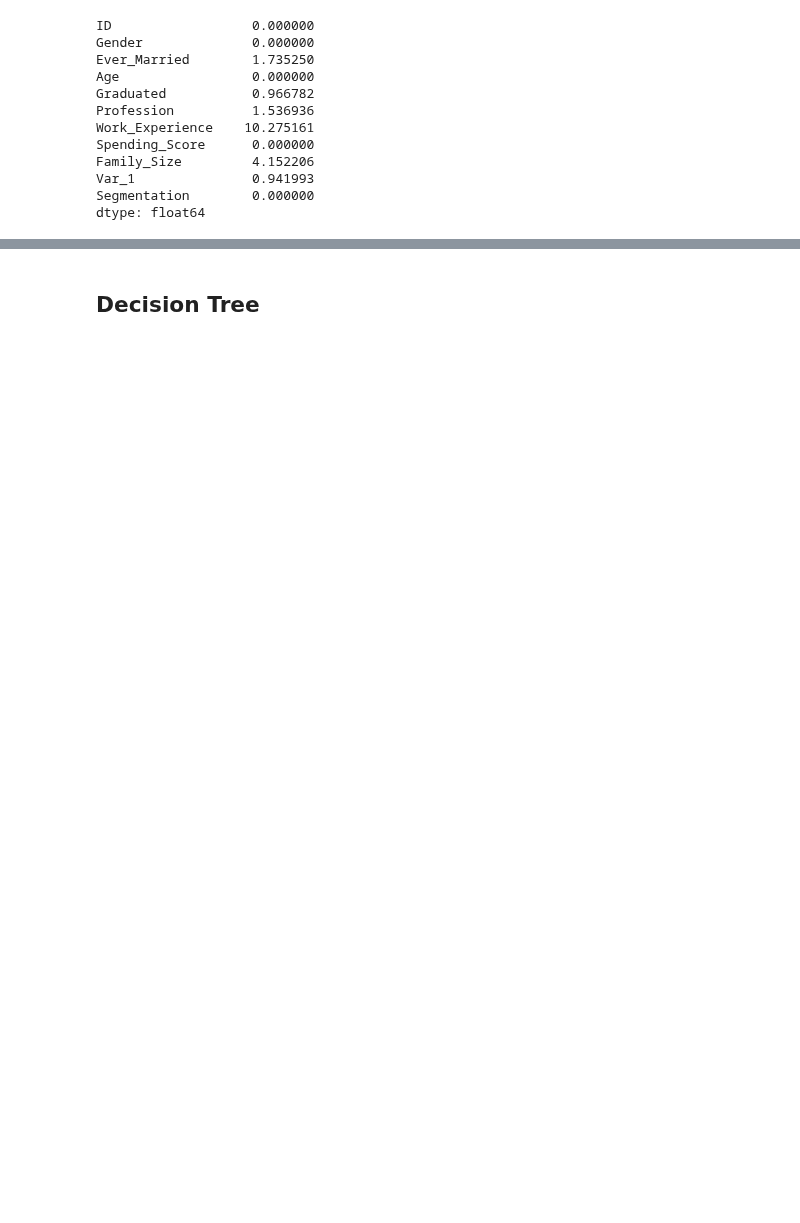
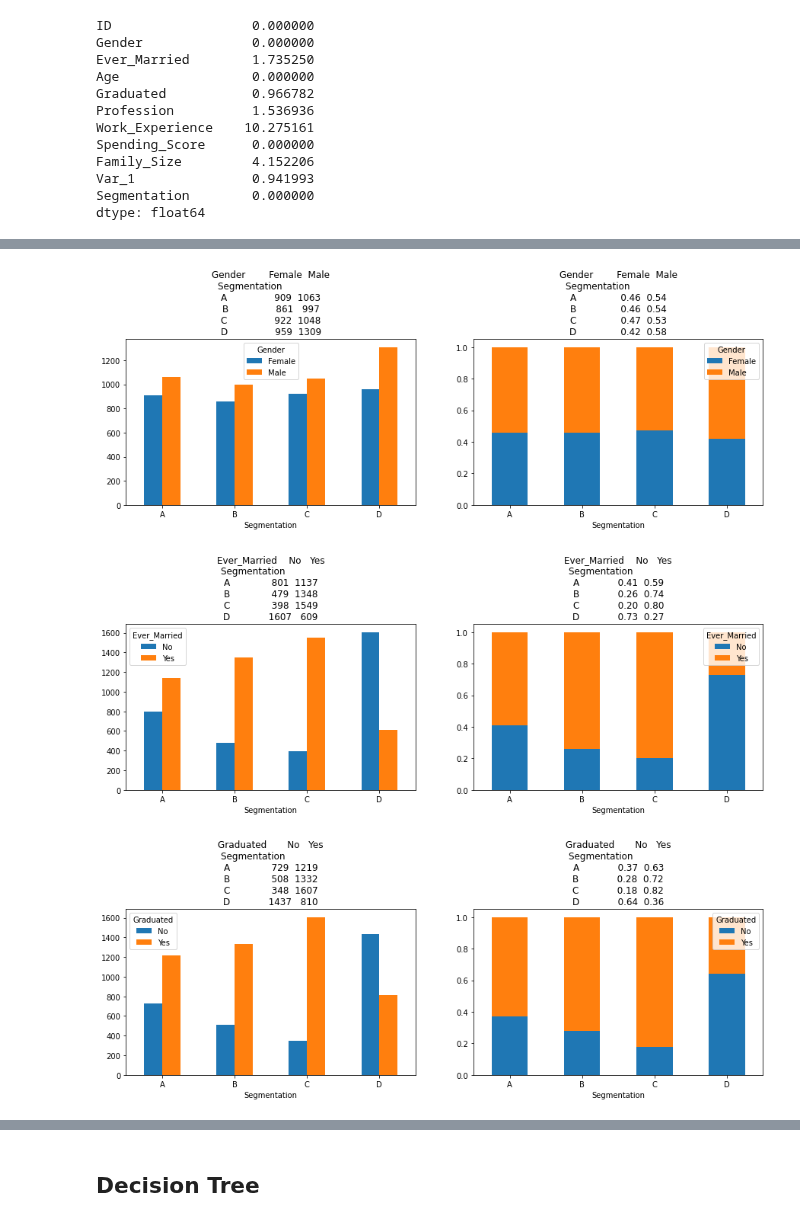
Before and after one commit to 9ooDa/3002_project, a Jupyter notebook: customer_segmentation.ipynb, the cells around one changed output, grey strips where cells are left out. Saved outputs shown, nothing was run; the diff lists cells and outputs as text; code cells hidden in the pictures; blank space fills up the shorter version.

```diff
--- a/customer_segmentation.ipynb
+++ b/customer_segmentation.ipynb
@@ -62,3 +51,75 @@ Column Var_1 unique values ['Cat_4' 'Cat_6' 'Cat_7' 'Cat_3' 'Cat_1' 'Cat_2' nan
+# %%
+'''
+Segmentation & Gender
+'''
+# Counting graduate and non-graduate in each segment
+ax1 = df.groupby(["Segmentation"])["Gender"].value_counts().unstack().round(3)
+
+# Percentage of graduate and non-graduate in each segment
+ax2 = df.pivot_table(columns='Gender',index='Segmentation',values='ID',aggfunc='count')
+ax2 = ax2.div(ax2.sum(axis=1), axis = 0).round(2)
+
+#count plot
+fig, ax = plt.subplots(1,2)
+ax1.plot(kind="bar",ax = ax[0],figsize = (15,4))
+ax[0].set_xticklabels(labels = ['A','B','C','D'],rotation = 0)
+ax[0].set_title(str(ax1))
+
+#stacked bars
+ax2.plot(kind="bar",stacked = True,ax = ax[1],figsize = (15,4))
+ax[1].set_xticklabels(labels = ['A','B','C','D'],rotation = 0)
+ax[1].set_title(str(ax2))
+
+'''
+Segmentation & Ever_Married
+'''
+# Counting graduate and non-graduate in each segment
+ax1 = df.groupby(["Segmentation"])["Ever_Married"].value_counts().unstack().round(3)
+
+# Percentage of graduate and non-graduate in each segment
+ax2 = df.pivot_table(columns='Ever_Married',index='Segmentation',values='ID',aggfunc='count')
+ax2 = ax2.div(ax2.sum(axis=1), axis = 0).round(2)
+
+#count plot
+fig, ax = plt.subplots(1,2)
+ax1.plot(kind="bar",ax = ax[0],figsize = (15,4))
+ax[0].set_xticklabels(labels = ['A','B','C','D'],rotation = 0)
+ax[0].set_title(str(ax1))
+
+#stacked bars
+ax2.plot(kind="bar",stacked = True,ax = ax[1],figsize = (15,4))
+ax[1].set_xticklabels(labels = ['A','B','C','D'],rotation = 0)
+ax[1].set_title(str(ax2))
+
+
+'''
+Segmentation & Graduated
+'''
+
+# Counting graduate and non-graduate in each segment
+ax1 = df.groupby(["Segmentation"])["Graduated"].value_counts().unstack().round(3)
+
+# Percentage of graduate and non-graduate in each segment
+ax2 = df.pivot_table(columns='Graduated',index='Segmentation',values='ID',aggfunc='count')
+ax2 = ax2.div(ax2.sum(axis=1), axis = 0).round(2)
+
+#count plot
+fig, ax = plt.subplots(1,2)
+ax1.plot(kind="bar",ax = ax[0],figsize = (15,4))
+ax[0].set_xticklabels(labels = ['A','B','C','D'],rotation = 0)
+ax[0].set_title(str(ax1))
+
+#stacked bars
+ax2.plot(kind="bar",stacked = True,ax = ax[1],figsize = (15,4))
+ax[1].set_xticklabels(labels = ['A','B','C','D'],rotation = 0)
+ax[1].set_title(str(ax2))
+
+
+plt.show()
+# %% [output]
+[figure, added]
+[figure, added]
+[figure, added]
 # %%
 # replace blank values with mode
 for column in df.columns:
```
Also changed, not shown: parts of 19 cells of this notebook.
